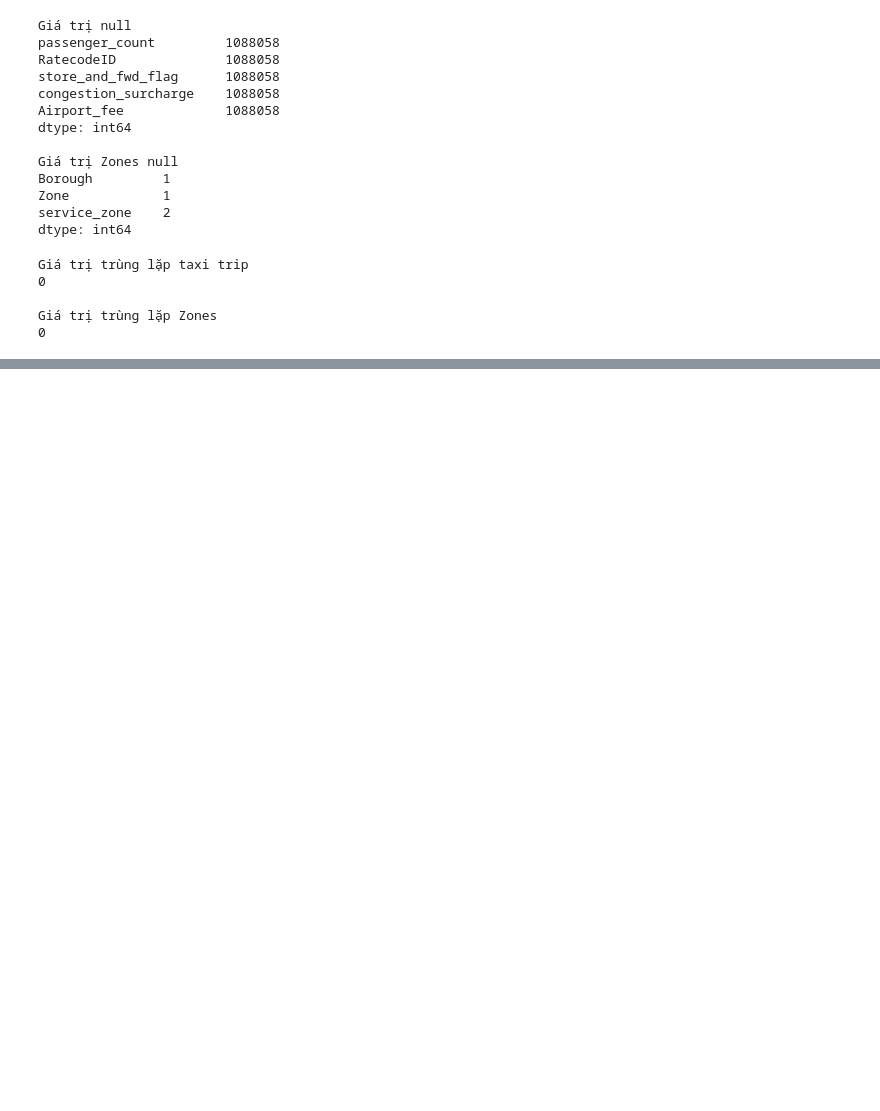
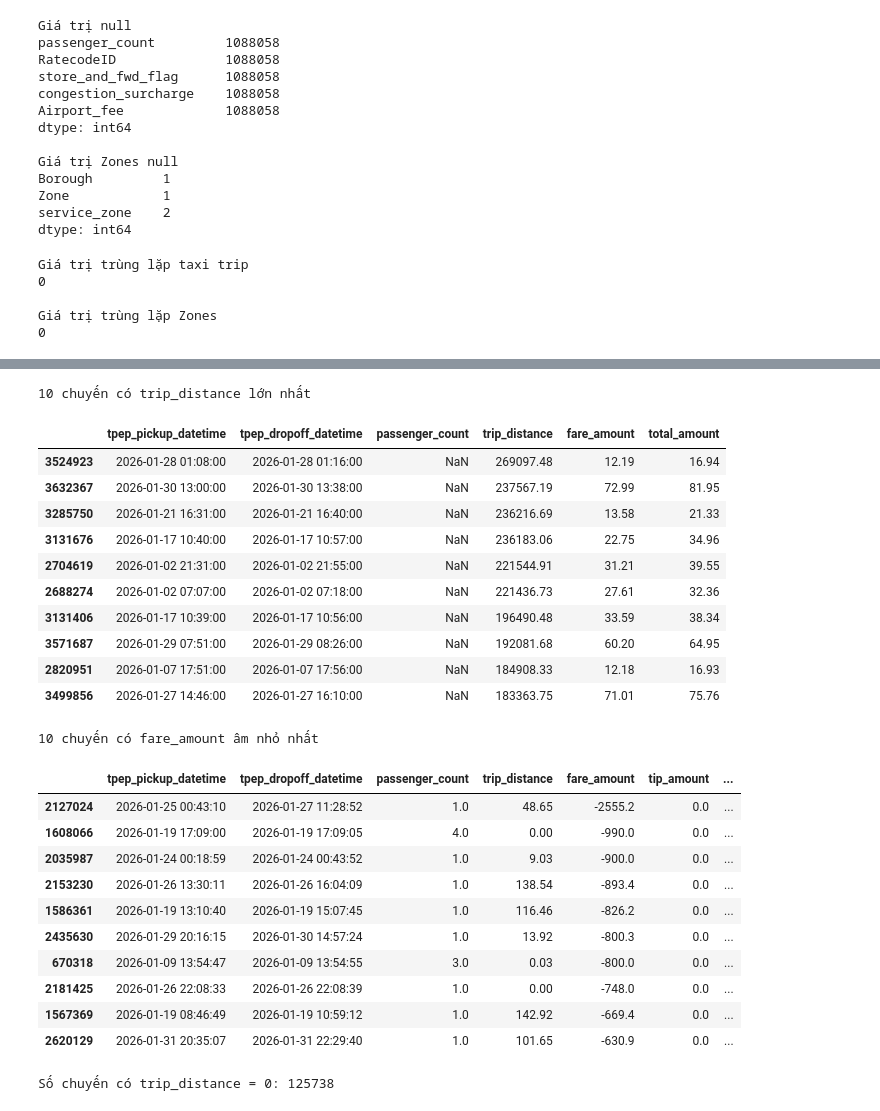
Before and after one commit to Vanton123/nyc-taxi-analytics, a Jupyter notebook: notebook/01_data_exploration.ipynb, the cells around one changed output, grey strips where cells are left out. Saved outputs shown, nothing was run; the diff lists cells and outputs as text; code cells hidden in the pictures; blank space fills up the shorter version.

```diff
--- a/notebook/01_data_exploration.ipynb
+++ b/notebook/01_data_exploration.ipynb
@@ -129,0 +173,64 @@ Giá trị trùng lặp Zones
+# %%
+
+# 1. Kiểm tra 10 chuyến có quãng đường lớn nhất
+print("10 chuyến có trip_distance lớn nhất")
+
+display(
+    df.nlargest(10, "trip_distance")[
+        [
+            "tpep_pickup_datetime",
+            "tpep_dropoff_datetime",
+            "passenger_count",
+            "trip_distance",
+            "fare_amount",
+            "total_amount"
+        ]
+    ]
+)
+
+# 2. Kiểm tra 10 chuyến có giá cước âm
+print("10 chuyến có fare_amount âm nhỏ nhất")
+
+display(
+    df[df["fare_amount"] < 0].nsmallest(10, "fare_amount")[
+        [
+            "tpep_pickup_datetime",
+            "tpep_dropoff_datetime",
+            "passenger_count",
+            "trip_distance",
+            "fare_amount",
+            "tip_amount",
+            "total_amount"
+        ]
+    ]
+)
+
+# 3. Kiểm tra chuyến có quãng đường bằng 0
+print("Số chuyến có trip_distance = 0:",
+      df["trip_distance"].eq(0).sum())
+# %% [output]
+10 chuyến có trip_distance lớn nhất
+|  | tpep_pickup_datetime | tpep_dropoff_datetime | passenger_count | trip_distance | fare_amount | total_amount |
+| 3524923 | 2026-01-28 01:08:00 | 2026-01-28 01:16:00 | NaN | 269097.48 | 12.19 | 16.94 |
+| 3632367 | 2026-01-30 13:00:00 | 2026-01-30 13:38:00 | NaN | 237567.19 | 72.99 | 81.95 |
+| 3285750 | 2026-01-21 16:31:00 | 2026-01-21 16:40:00 | NaN | 236216.69 | 13.58 | 21.33 |
+| 3131676 | 2026-01-17 10:40:00 | 2026-01-17 10:57:00 | NaN | 236183.06 | 22.75 | 34.96 |
+| 2704619 | 2026-01-02 21:31:00 | 2026-01-02 21:55:00 | NaN | 221544.91 | 31.21 | 39.55 |
+| 2688274 | 2026-01-02 07:07:00 | 2026-01-02 07:18:00 | NaN | 221436.73 | 27.61 | 32.36 |
+| 3131406 | 2026-01-17 10:39:00 | 2026-01-17 10:56:00 | NaN | 196490.48 | 33.59 | 38.34 |
+| 3571687 | 2026-01-29 07:51:00 | 2026-01-29 08:26:00 | NaN | 192081.68 | 60.20 | 64.95 |
+| 2820951 | 2026-01-07 17:51:00 | 2026-01-07 17:56:00 | NaN | 184908.33 | 12.18 | 16.93 |
+| 3499856 | 2026-01-27 14:46:00 | 2026-01-27 16:10:00 | NaN | 183363.75 | 71.01 | 75.76 |
+10 chuyến có fare_amount âm nhỏ nhất
+|  | tpep_pickup_datetime | tpep_dropoff_datetime | passenger_count | trip_distance | fare_amount | tip_amount | ... |
+| 2127024 | 2026-01-25 00:43:10 | 2026-01-27 11:28:52 | 1.0 | 48.65 | -2555.2 | 0.0 | ... |
+| 1608066 | 2026-01-19 17:09:00 | 2026-01-19 17:09:05 | 4.0 | 0.00 | -990.0 | 0.0 | ... |
+| 2035987 | 2026-01-24 00:18:59 | 2026-01-24 00:43:52 | 1.0 | 9.03 | -900.0 | 0.0 | ... |
+| 2153230 | 2026-01-26 13:30:11 | 2026-01-26 16:04:09 | 1.0 | 138.54 | -893.4 | 0.0 | ... |
+| 1586361 | 2026-01-19 13:10:40 | 2026-01-19 15:07:45 | 1.0 | 116.46 | -826.2 | 0.0 | ... |
+| 2435630 | 2026-01-29 20:16:15 | 2026-01-30 14:57:24 | 1.0 | 13.92 | -800.3 | 0.0 | ... |
+| 670318 | 2026-01-09 13:54:47 | 2026-01-09 13:54:55 | 3.0 | 0.03 | -800.0 | 0.0 | ... |
+| 2181425 | 2026-01-26 22:08:33 | 2026-01-26 22:08:39 | 1.0 | 0.00 | -748.0 | 0.0 | ... |
+| 1567369 | 2026-01-19 08:46:49 | 2026-01-19 10:59:12 | 1.0 | 142.92 | -669.4 | 0.0 | ... |
+| 2620129 | 2026-01-31 20:35:07 | 2026-01-31 22:29:40 | 1.0 | 101.65 | -630.9 | 0.0 | ... |
+Số chuyến có trip_distance = 0: 125738
```
Also changed, not shown: parts of 5 cells of this notebook, 2 other files.
